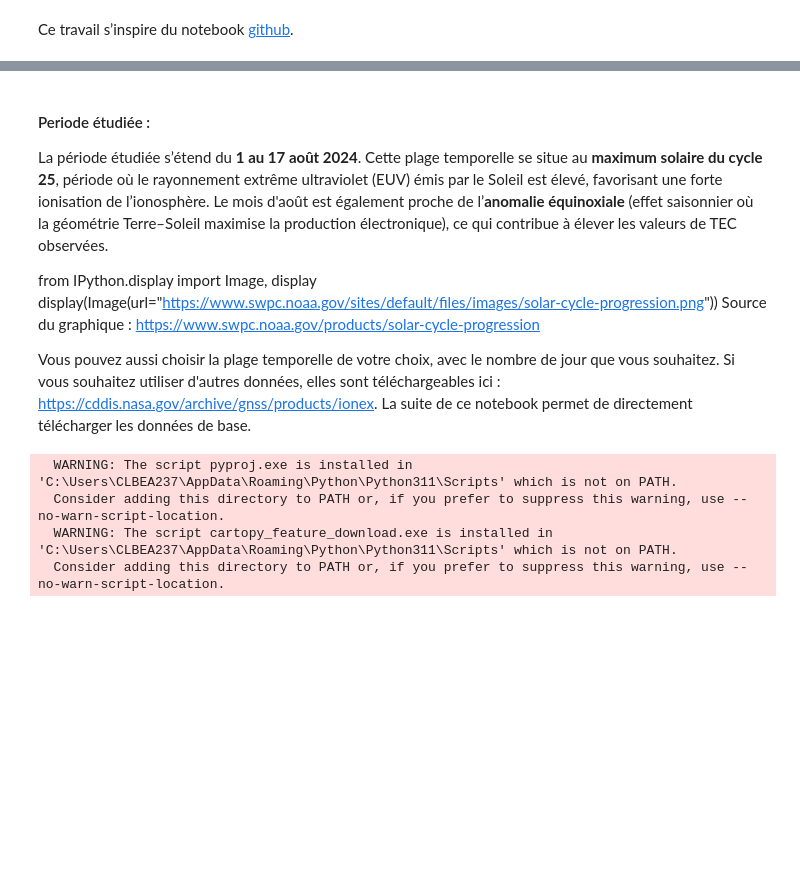
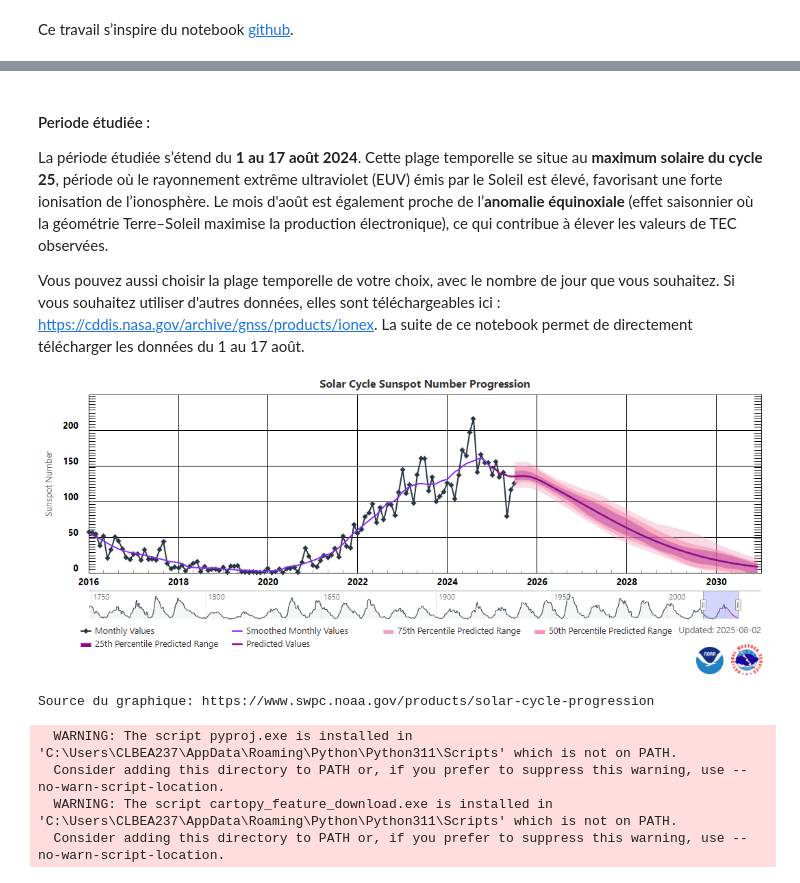
Before and after one commit to ClementineBeau/Atelier_Ionex, a Jupyter notebook: notebook_atelier_v2.ipynb, the cells around one changed output, grey strips where cells are left out. Saved outputs shown, nothing was run; the diff lists cells and outputs as text; code cells hidden in the pictures; blank space fills up the shorter version.

```diff
--- a/notebook_atelier_v2.ipynb
+++ b/notebook_atelier_v2.ipynb
@@ -12,8 +24,4 @@ Ce travail s’inspire du notebook [github](https://github.com/daniestevez/jupyt
 La période étudiée s’étend du **1 au 17 août 2024**.
 Cette plage temporelle se situe au **maximum solaire du cycle 25**, période où le rayonnement extrême ultraviolet (EUV) émis par le Soleil est élevé, favorisant une forte ionisation de l’ionosphère. Le mois d'août est également proche de l’**anomalie équinoxiale** (effet saisonnier où la géométrie Terre–Soleil maximise la production électronique), ce qui contribue à élever les valeurs de TEC observées.
 
-from IPython.display import Image, display
-display(Image(url="https://www.swpc.noaa.gov/sites/default/files/images/solar-cycle-progression.png"))
-Source du graphique : https://www.swpc.noaa.gov/products/solar-cycle-progression
-
-Vous pouvez aussi choisir la plage temporelle de votre choix, avec le nombre de jour que vous souhaitez. Si vous souhaitez utiliser d'autres données, elles sont téléchargeables ici : https://cddis.nasa.gov/archive/gnss/products/ionex. La suite de ce notebook permet de directement télécharger les données de base.
+Vous pouvez aussi choisir la plage temporelle de votre choix, avec le nombre de jour que vous souhaitez. Si vous souhaitez utiliser d'autres données, elles sont téléchargeables ici : https://cddis.nasa.gov/archive/gnss/products/ionex. La suite de ce notebook permet de directement télécharger les données du 1 au 17 août.
@@ -24,3 +28,10 @@ Vous pouvez aussi choisir la plage temporelle de votre choix, avec le nombre de
+# %%
+from IPython.display import Image, display
+display(Image("/content/Atelier_Ionex/data/img.png"))
+print('Source du graphique: https://www.swpc.noaa.gov/products/solar-cycle-progression')
+# %% [output]
+[figure, added]
+Source du graphique: https://www.swpc.noaa.gov/products/solar-cycle-progression
 # %%
 import numpy as np
 import matplotlib.pyplot as plt
```
Also changed, not shown: parts of 2 cells of this notebook.
